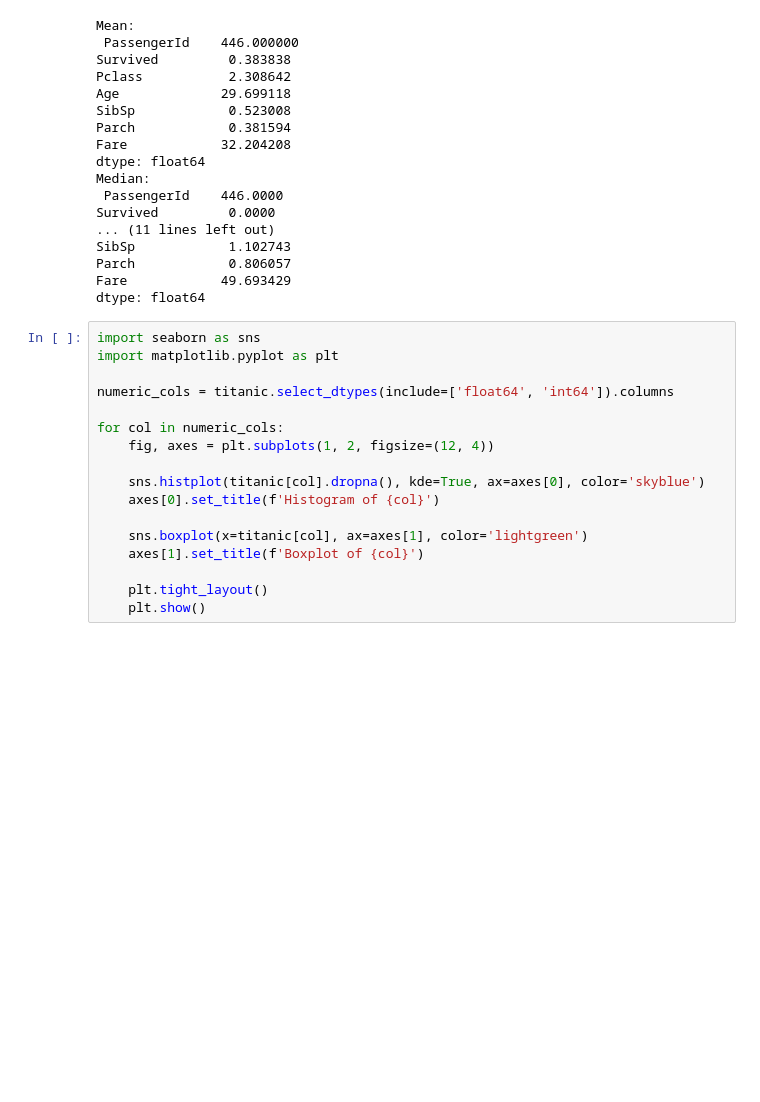
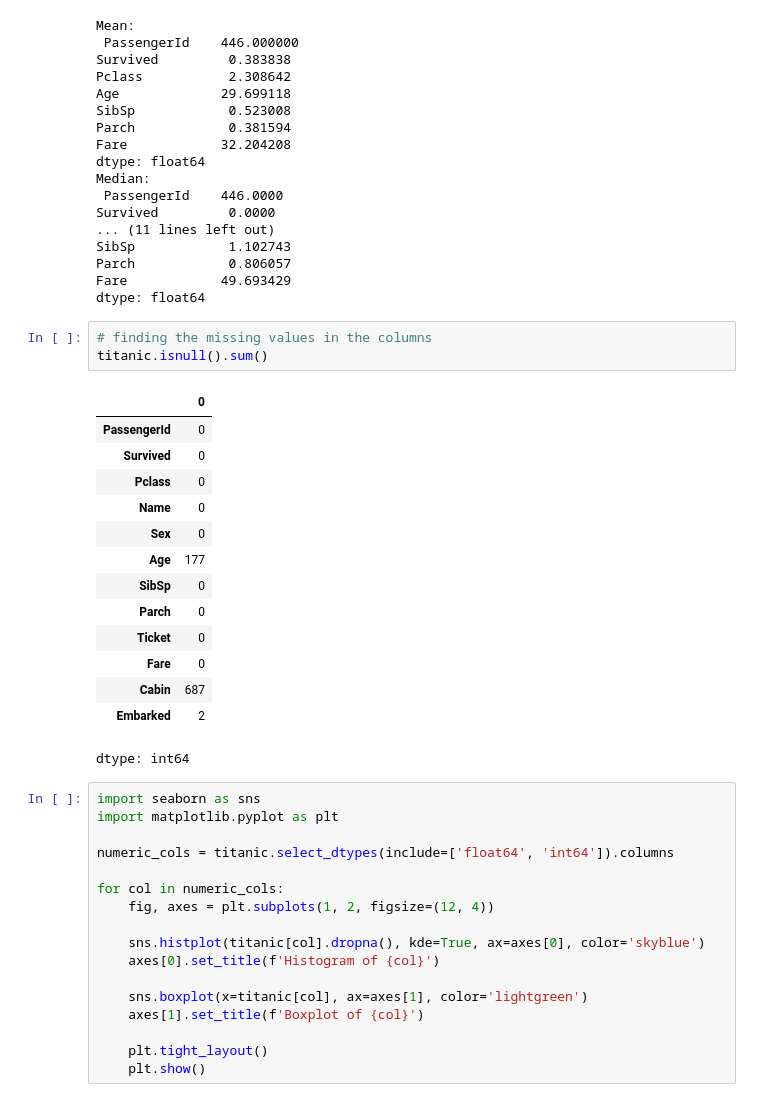
Before and after one commit to shinjihirako13-vis/Elevate-Lab-Task-2, a Jupyter notebook: task_2_.ipynb, the cells around one changed output. Saved outputs shown, nothing was run; the diff lists cells and outputs as text; blank space fills up the shorter version.

```diff
--- a/task_2_.ipynb
+++ b/task_2_.ipynb
@@ -68,6 +68,24 @@ SibSp            1.102743
 Parch            0.806057
 Fare            49.693429
 dtype: float64
+# %%
+# finding the missing values in the columns
+titanic.isnull().sum()
+# %% [output]
+|  | 0 |
+| PassengerId | 0 |
+| Survived | 0 |
+| Pclass | 0 |
+| Name | 0 |
+| Sex | 0 |
+| Age | 177 |
+| SibSp | 0 |
+| Parch | 0 |
+| Ticket | 0 |
+| Fare | 0 |
+| Cabin | 687 |
+| Embarked | 2 |
+dtype: int64
 # %%
 import seaborn as sns
 import matplotlib.pyplot as plt
```
